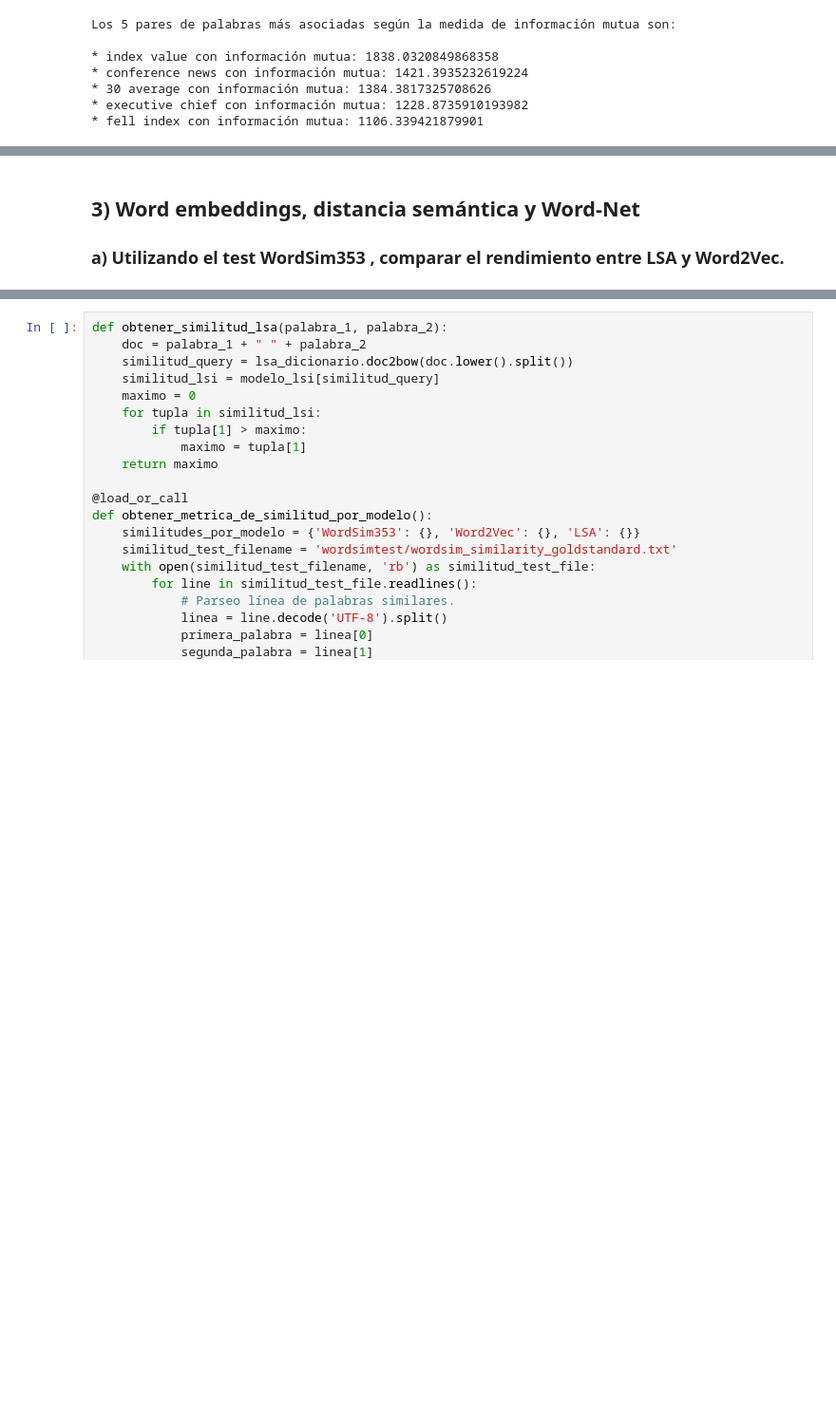
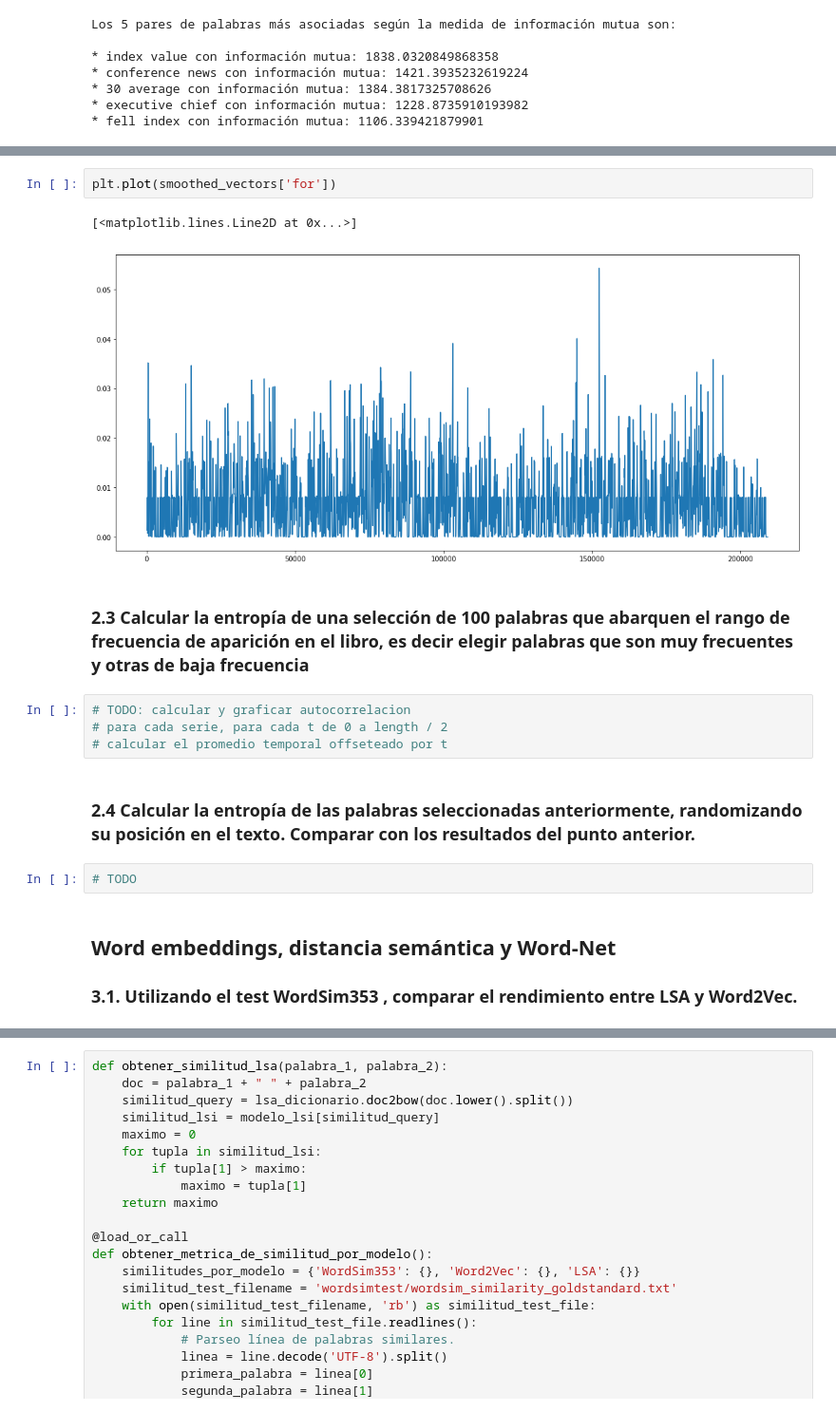
Before and after one commit to dgaus/cienciadatos, a Jupyter notebook: tp6/Ciencia de Datos - TP6.ipynb, the cells around one changed output, grey strips where cells are left out. Shown: that part at 95% size. Cells and saved outputs as stored; diff of their text form; blank space fills up the shorter version.

```diff
--- a/tp6/Ciencia de Datos - TP6.ipynb
+++ b/tp6/Ciencia de Datos - TP6.ipynb
@@ -175,4 +246,19 @@ Los 5 pares de palabras más asociadas según la medida de información mutua so
+# %%
+plt.plot(smoothed_vectors['for'])
+# %% [output]
+[<matplotlib.lines.Line2D at 0x...>]
+[figure, added]
+# %% [markdown]
+### 2.3 Calcular la entropía de una selección de 100 palabras que abarquen el rango de frecuencia de aparición en el libro, es decir elegir palabras que son muy frecuentes y otras de baja frecuencia
+# %%
+# TODO: calcular y graficar autocorrelacion
+# para cada serie, para cada t de 0 a length / 2
+# calcular el promedio temporal offseteado por t
+# %% [markdown]
+### 2.4 Calcular la entropía de las palabras seleccionadas anteriormente, randomizando su posición en el texto. Comparar con los resultados del punto anterior.
+# %%
+# TODO
 # %% [markdown]
-## 3) Word embeddings, distancia semántica y Word-Net
+## Word embeddings, distancia semántica y Word-Net
 
-### a) Utilizando el test WordSim353 , comparar el rendimiento entre LSA y Word2Vec.
+### 3.1. Utilizando el test WordSim353 , comparar el rendimiento entre LSA y Word2Vec.
```
Also changed, not shown: parts of 14 cells of this notebook.
